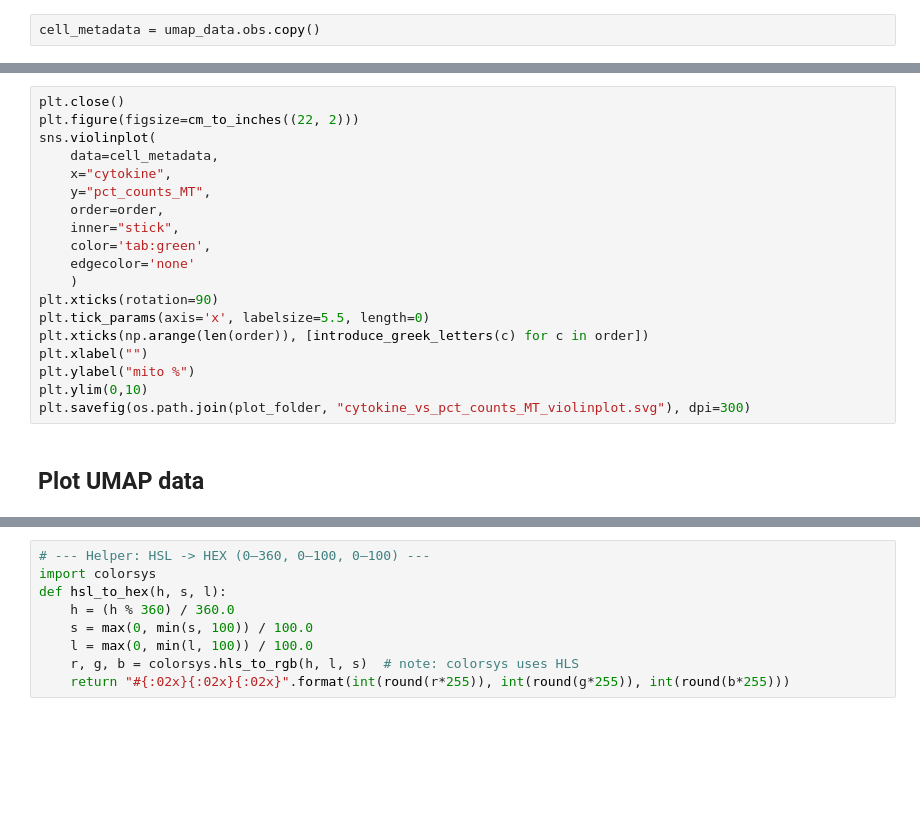
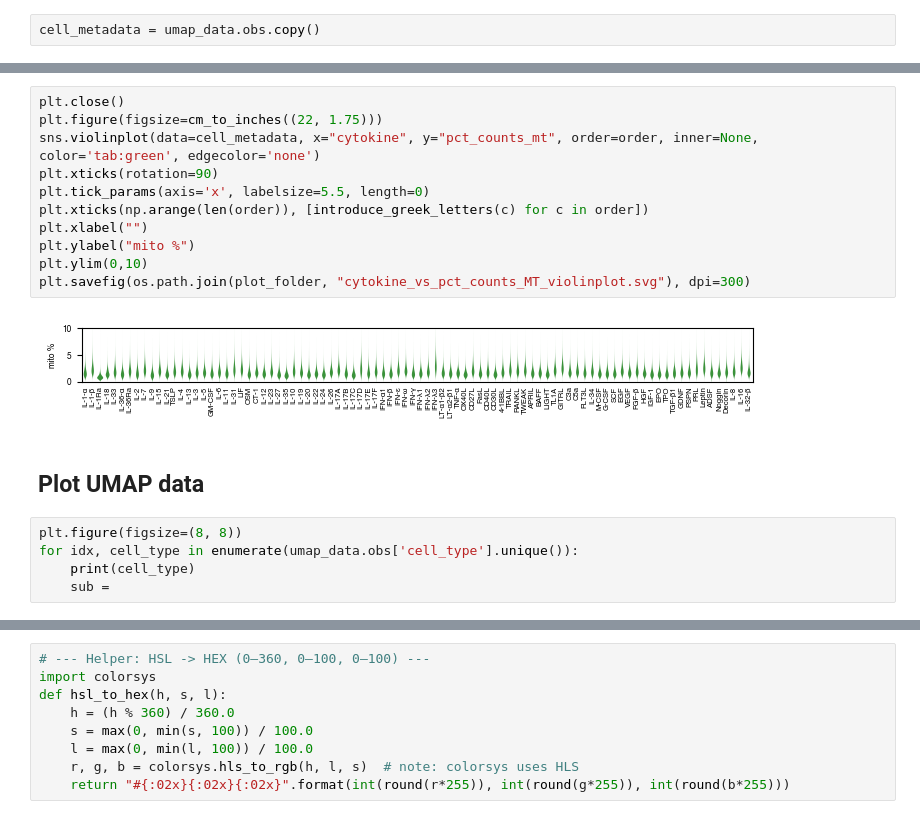
Before and after one commit to theislab/HumanCytokineDict, a Jupyter notebook: notebooks/figure_1_to_4/3_UMAP_analysis.ipynb, the cells around one changed output, grey strips where cells are left out. Saved outputs shown, nothing was run; the diff lists cells and outputs as text; blank space fills up the shorter version.

```diff
--- a/notebooks/figure_1_to_4/3_UMAP_analysis.ipynb
+++ b/notebooks/figure_1_to_4/3_UMAP_analysis.ipynb
@@ -165,21 +187,20 @@ plt.savefig(os.path.join(plot_folder, "cytokine_vs_detected_genes_violinplot.svg
 # %%
 plt.close()
-plt.figure(figsize=cm_to_inches((22, 2)))
-sns.violinplot(
-    data=cell_metadata,
-    x="cytokine",
-    y="pct_counts_MT",
-    order=order,
-    inner="stick",
-    color='tab:green',
-    edgecolor='none'
-    )
+plt.figure(figsize=cm_to_inches((22, 1.75)))
+sns.violinplot(data=cell_metadata, x="cytokine", y="pct_counts_mt", order=order, inner=None, color='tab:green', edgecolor='none')
 plt.xticks(rotation=90)
 plt.tick_params(axis='x', labelsize=5.5, length=0)
 plt.xticks(np.arange(len(order)), [introduce_greek_letters(c) for c in order])
 plt.xlabel("")
 plt.ylabel("mito %")
 plt.ylim(0,10)
 plt.savefig(os.path.join(plot_folder, "cytokine_vs_pct_counts_MT_violinplot.svg"), dpi=300)
+# %% [output]
+[figure, added]
 # %% [markdown]
 ## Plot UMAP data
+# %%
+plt.figure(figsize=(8, 8))
+for idx, cell_type in enumerate(umap_data.obs['cell_type'].unique()):
+    print(cell_type)
+    sub =
```
Also changed, not shown: parts of 10 cells of this notebook, 16 other files.
